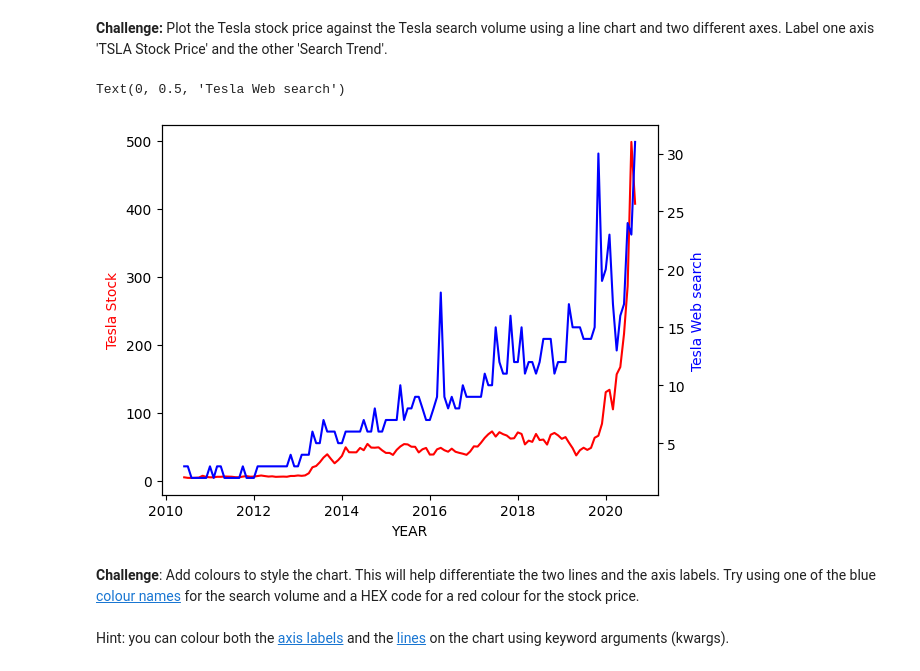
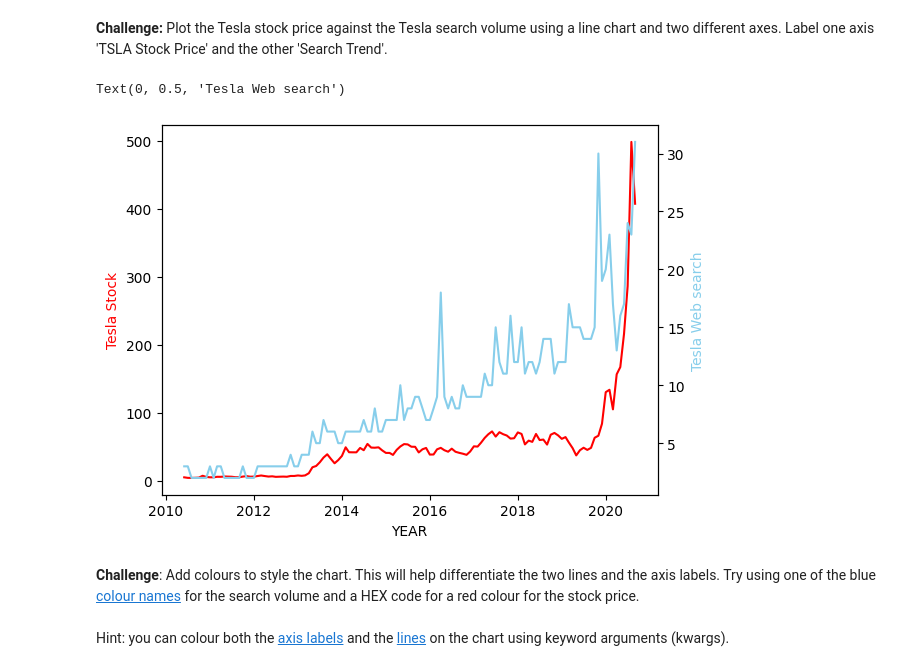
Before and after one commit to CodeCraftKiran/day-75-Google-Trends-Data, a Jupyter notebook: Google_Trends_and_Data_Visualisation_(start).ipynb, the cells around one changed output. Saved outputs shown, nothing was run; the diff lists cells and outputs as text; code cells hidden in the pictures.

```diff
--- a/Google_Trends_and_Data_Visualisation_(start).ipynb
+++ b/Google_Trends_and_Data_Visualisation_(start).ipynb
@@ -246,20 +251,18 @@ df_btc_monthly.head()
 # %% [markdown]
 **Challenge:** Plot the Tesla stock price against the Tesla search volume using a line chart and two different axes. Label one axis 'TSLA Stock Price' and the other 'Search Trend'.
 # %%
-df_tesla
-
 ax1 = plt.gca()
-ax2 = plt.twinx()
+ax2 = ax1.twinx()
 
 ax1.plot(df_tesla.MONTH, df_tesla.TSLA_USD_CLOSE, color='r')
-ax2.plot(df_tesla.MONTH, df_tesla.TSLA_WEB_SEARCH, color='b')
+ax2.plot(df_tesla.MONTH, df_tesla.TSLA_WEB_SEARCH, color='skyblue')
 
 ax1.set_xlabel('YEAR')
 ax1.set_ylabel('Tesla Stock', color='red')
-ax2.set_ylabel('Tesla Web search', color='blue')
+ax2.set_ylabel('Tesla Web search', color='skyblue')
 # %% [output]
 Text(0, 0.5, 'Tesla Web search')
-[figure, old version]
+[figure, new version]
 # %% [markdown]
 **Challenge**: Add colours to style the chart. This will help differentiate the two lines and the axis labels. Try using one of the blue [colour names](https://matplotlib.org/3.1.1/gallery/color/named_colors.html) for the search volume and a HEX code for a red colour for the stock price.
 <br>
```
Also changed, not shown: parts of 15 cells of this notebook.
